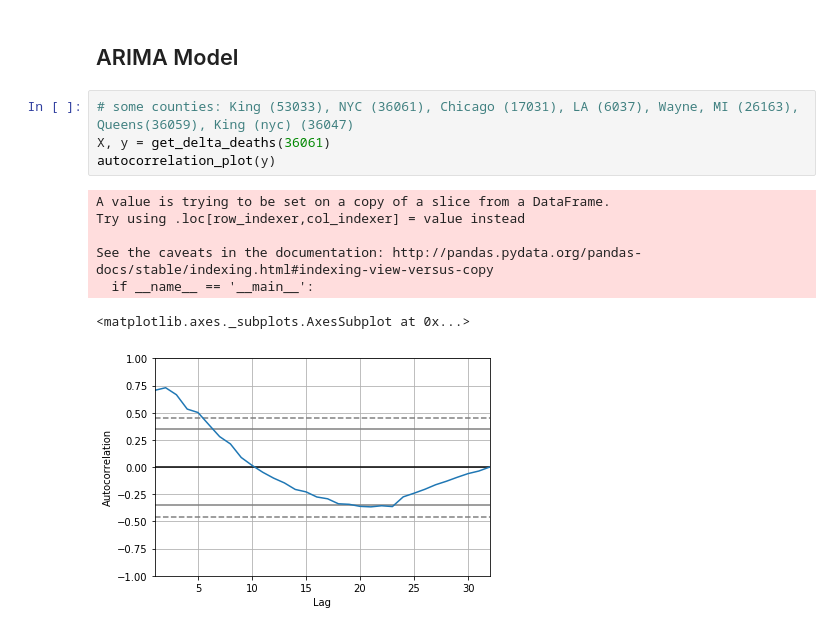
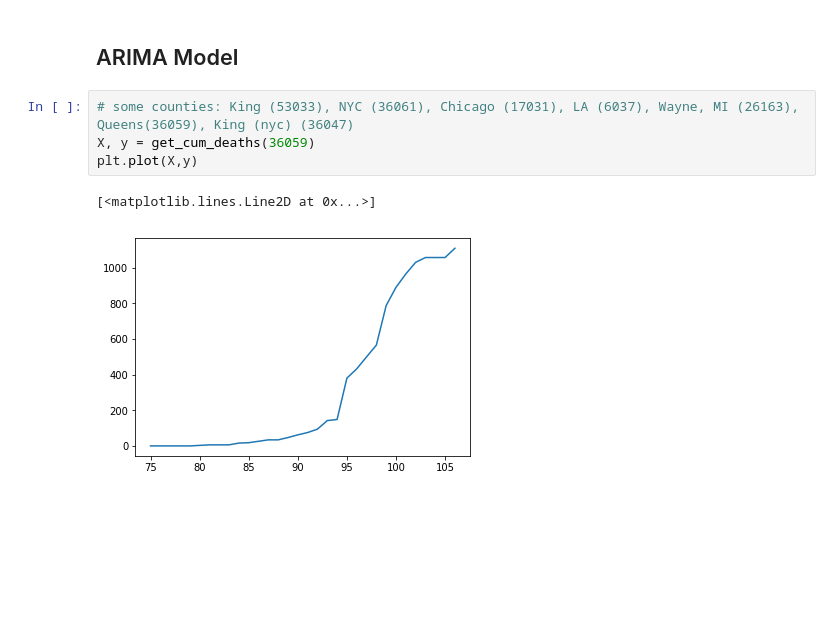
Before and after one commit to majesticfish/CS156B-Covid-Challenge, a Jupyter notebook: exploratory/Sean's Notebook/Get sum data.ipynb, the cells around one changed output. Saved outputs shown, nothing was run; the diff lists cells and outputs as text; blank space fills up the shorter version.

```diff
--- a/exploratory/Sean's Notebook/Get sum data.ipynb
+++ b/exploratory/Sean's Notebook/Get sum data.ipynb
@@ -284,13 +306,8 @@ KeyboardInterrupt:
 ## ARIMA Model
 # %%
 # some counties: King (53033), NYC (36061), Chicago (17031), LA (6037), Wayne, MI (26163), Queens(36059), King (nyc) (36047)
-X, y = get_delta_deaths(36061)
-autocorrelation_plot(y)
+X, y = get_cum_deaths(36059)
+plt.plot(X,y)
 # %% [output]
-A value is trying to be set on a copy of a slice from a DataFrame.
-Try using .loc[row_indexer,col_indexer] = value instead
-
-See the caveats in the documentation: http://pandas.pydata.org/pandas-docs/stable/indexing.html#indexing-view-versus-copy
-  if __name__ == '__main__':
+[<matplotlib.lines.Line2D at 0x...>]
-<matplotlib.axes._subplots.AxesSubplot at 0x...>
-[figure, old version]
+[figure, new version]
```
Also changed, not shown: parts of 13 cells of this notebook, 2 other files.
